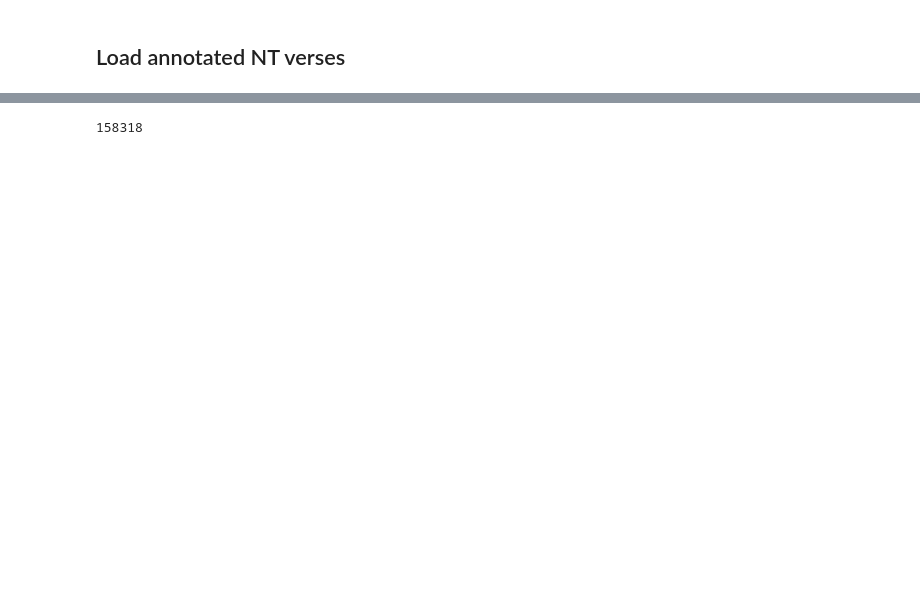
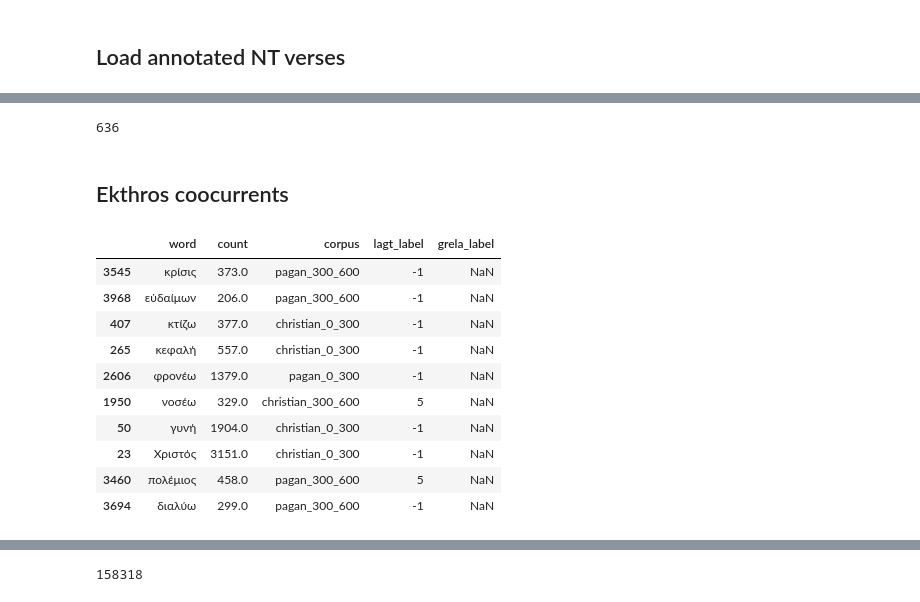
Before and after one commit to CCS-ZCU/enemy-christianity, a Jupyter notebook: scripts/biblical-class.ipynb, the cells around one changed output, grey strips where cells are left out. Drawn from its saved outputs; the diff is of its cells as text; code cells hidden in the pictures; blank space fills up the shorter version.

```diff
--- a/scripts/biblical-class.ipynb
+++ b/scripts/biblical-class.ipynb
@@ -74,0 +120,24 @@ biblical_verses.rename({"book_code" :"grela_id"}, axis=1, inplace=True)
+# %%
+len(polemical_terms_nt_flat)
+# %% [output]
+636
+# %% [markdown]
+## Ekthros coocurrents
+# %%
+all_freqs = get_as_dataframe(enemy_gs.worksheet("all_freqs2"))
+# change type to int
+all_freqs["lagt_label"] = all_freqs["lagt_label"].astype(int)
+# %%
+all_freqs.sample(10)
+# %% [output]
+|  | word | count | corpus | lagt_label | grela_label |
+| 3545 | κρίσις | 373.0 | pagan_300_600 | -1 | NaN |
+| 3968 | εὐδαίμων | 206.0 | pagan_300_600 | -1 | NaN |
+| 407 | κτίζω | 377.0 | christian_0_300 | -1 | NaN |
+| 265 | κεφαλή | 557.0 | christian_0_300 | -1 | NaN |
+| 2606 | φρονέω | 1379.0 | pagan_0_300 | -1 | NaN |
+| 1950 | νοσέω | 329.0 | christian_300_600 | 5 | NaN |
+| 50 | γυνή | 1904.0 | christian_0_300 | -1 | NaN |
+| 23 | Χριστός | 3151.0 | christian_0_300 | -1 | NaN |
+| 3460 | πολέμιος | 458.0 | pagan_300_600 | 5 | NaN |
+| 3694 | διαλύω | 299.0 | pagan_300_600 | -1 | NaN |
```
Also changed, not shown: parts of 33 cells of this notebook, 3 other files.
